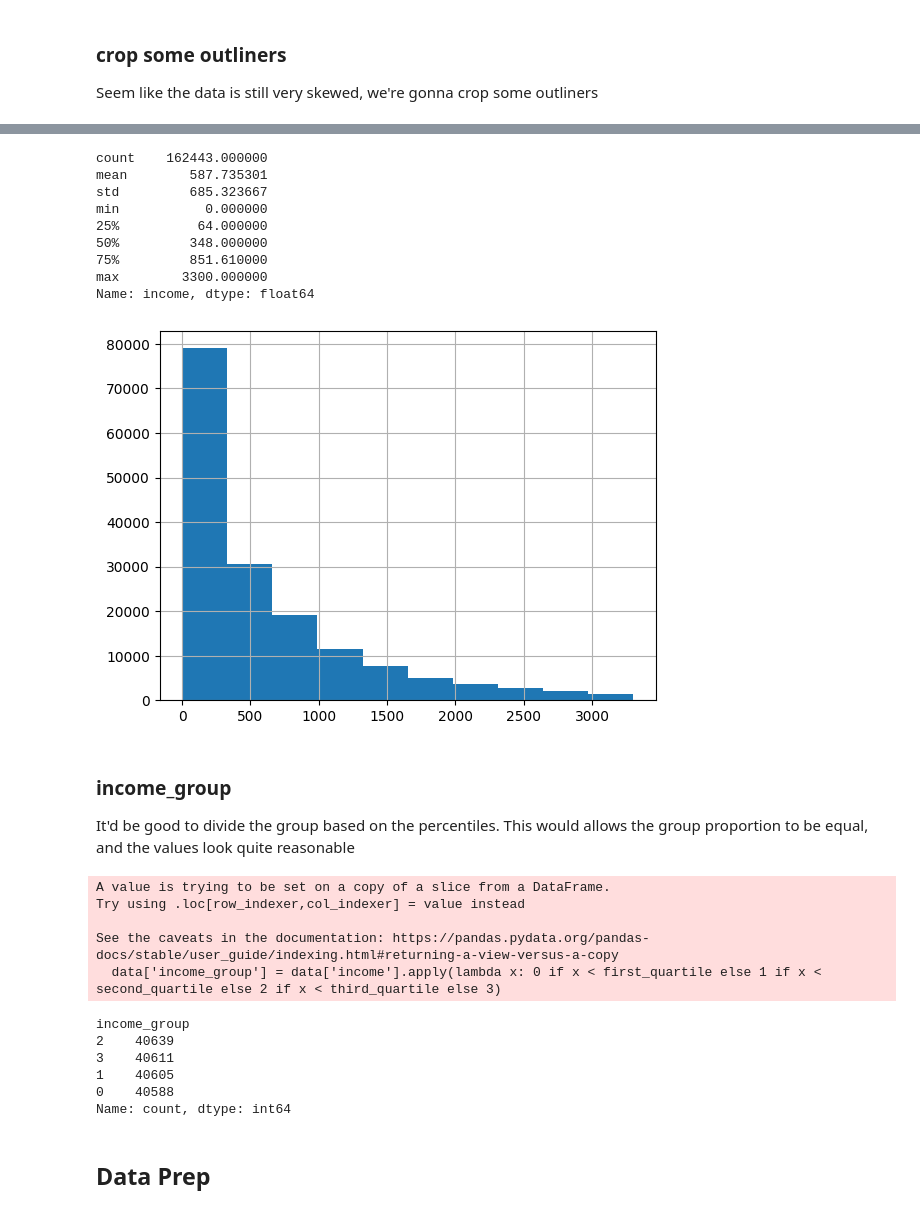
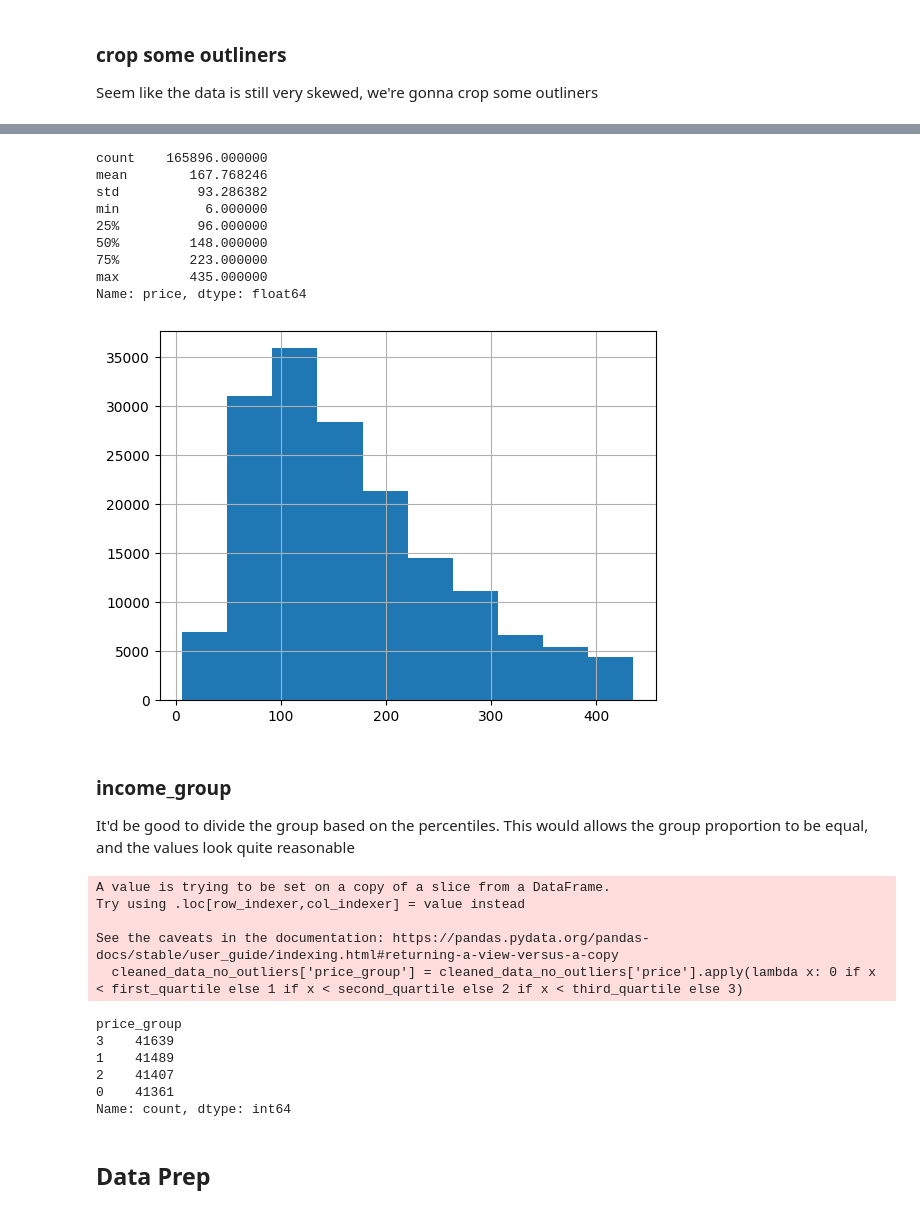
Before and after one commit to chengyuanmao819/CSE151A-GroupProject, a Jupyter notebook: classification_model.ipynb, the cells around one changed output, grey strips where cells are left out. Cells and saved outputs as stored; diff of their text form; code cells hidden in the pictures.

```diff
--- a/classification_model.ipynb
+++ b/classification_model.ipynb
@@ -44,0 +53,5 @@ Name: count, dtype: int64
+# %%
+# Drop rows that include NA values.
+cleaned_data = data_few_feature.dropna()
+print(cleaned_data.isnull().sum())
+print(cleaned_data.shape)
@@ -45,5 +75,7 @@ Name: count, dtype: int64
 # %%
-room_type_dict = {'Entire home/apt':0, 'Private room':1, 'Shared room': 2, 'Hotel room':3}
-data['room_type'] = data['room_type'].replace(room_type_dict)
-data['room_type'].value_counts()
+# Convert room_type into integer values
+print(cleaned_data['room_type'].unique())
+room_type_dict = {'Entire home/apt':0, 'Private room':1, 'Shared room':2, 'Hotel room':3} # might be changed later
+cleaned_data['room_type'] = cleaned_data['room_type'] .replace(room_type_dict)
+print(cleaned_data['room_type'].unique())
 # %% [output]
@@ -79,0 +89,4 @@ data['income'].hist()
+# %%
+# Parse price froms str to float
+cleaned_data['price'] = cleaned_data['price'].str.replace('$', '').str.replace(',', '').astype(float)
+cleaned_data.describe().round(3)
@@ -82,6 +110,8 @@ data['income'].hist()
 
 Seem like the data is still very skewed, we're gonna crop some outliners
 # %%
+# https://medium.com/analytics-vidhya/removing-outliers-understanding-how-and-what-behind-the-magic-18a78ab480ff
+# Function to remove outliers using IQR
 def remove_outliers_iqr(df, columns, th1=0.01, th3=0.90, multiplier=1.5):
     for column in columns:
         Q1 = df[column].quantile(th1)
@@ -93,6 +123,8 @@ def remove_outliers_iqr(df, columns, th1=0.01, th3=0.90, multiplier=1.5):
         df = df[(df[column] >= lower_bound) & (df[column] <= upper_bound)]
 
     return df
-
-data = remove_outliers_iqr(data, ['income'], th1=0.1, th3 = 0.80)
+# consider: Removing Outliers using Standard Deviation (probably not good because data is not normally distributed)
+# cleaned_data columns: 'latitude', 'longitude', 'room_type', 'price', 'minimum_nights', 'number_of_reviews', 'reviews_per_month', 'calculated_host_listings_count', 'availability_365','number_of_reviews_ltm'
+cleaned_data_no_outliers = remove_outliers_iqr(cleaned_data, ['price'],th3=0.6, multiplier=1.5)
+cleaned_data_no_outliers.describe()
 # %% [output]
@@ -100,43 +141,43 @@ column: income, lower_bound: -1980.0, upper_bound: 3300.0
-# %%
-data['income'].hist()
-data['income'].describe()
-# %% [output]
-count    162443.000000
-mean        587.735301
-std         685.323667
-min           0.000000
-25%          64.000000
-50%         348.000000
-75%         851.610000
-max        3300.000000
-Name: income, dtype: float64
-[figure, removed]
+# %%
+cleaned_data_no_outliers['price'].hist()
+cleaned_data_no_outliers['price'].describe()
+# %% [output]
+count    165896.000000
+mean        167.768246
+std          93.286382
+min           6.000000
+25%          96.000000
+50%         148.000000
+75%         223.000000
+max         435.000000
+Name: price, dtype: float64
+[figure, added]
 # %% [markdown]
 ### income_group
 
 It'd be good to divide the group based on the percentiles. This would allows the group proportion to be equal, and the values look quite reasonable
 # %%
-first_quartile = data['income'].quantile(0.25)
-second_quartile = data['income'].quantile(0.5)
-third_quartile = data['income'].quantile(0.75)
-fourth_quartile = data['income'].quantile(1)
+first_quartile = cleaned_data_no_outliers['price'].quantile(0.25)
+second_quartile = cleaned_data_no_outliers['price'].quantile(0.5)
+third_quartile = cleaned_data_no_outliers['price'].quantile(0.75)
+fourth_quartile = cleaned_data_no_outliers['price'].quantile(1)
 
-data['income_group'] = data['income'].apply(lambda x: 0 if x < first_quartile else 1 if x < second_quartile else 2 if x < third_quartile else 3)
+cleaned_data_no_outliers['price_group'] = cleaned_data_no_outliers['price'].apply(lambda x: 0 if x < first_quartile else 1 if x < second_quartile else 2 if x < third_quartile else 3)
 
-# data['income_group'] = data['income'].apply(lambda x: 0 if x < 750 else 1 if x < 1500 else 2 if x < 2250 else 3)
+# data['income_group'] = cleaned_data_no_outliers['price'].apply(lambda x: 0 if x < 750 else 1 if x < 1500 else 2 if x < 2250 else 3)
 
-data['income_group'].value_counts()
+cleaned_data_no_outliers['price_group'].value_counts()
 # %% [output]
 A value is trying to be set on a copy of a slice from a DataFrame.
 Try using .loc[row_indexer,col_indexer] = value instead
 
 See the caveats in the documentation: https://pandas.pydata.org/pandas-docs/stable/user_guide/indexing.html#returning-a-view-versus-a-copy
-  data['income_group'] = data['income'].apply(lambda x: 0 if x < first_quartile else 1 if x < second_quartile else 2 if x < third_quartile else 3)
+  cleaned_data_no_outliers['price_group'] = cleaned_data_no_outliers['price'].apply(lambda x: 0 if x < first_quartile else 1 if x < second_quartile else 2 if x < third_quartile else 3)
-income_group
-2    40639
-3    40611
-1    40605
-0    40588
+price_group
+3    41639
+1    41489
+2    41407
+0    41361
 Name: count, dtype: int64
 # %% [markdown]
 ## Data Prep
```
Also changed, not shown: parts of 37 cells of this notebook, 4 other files.
